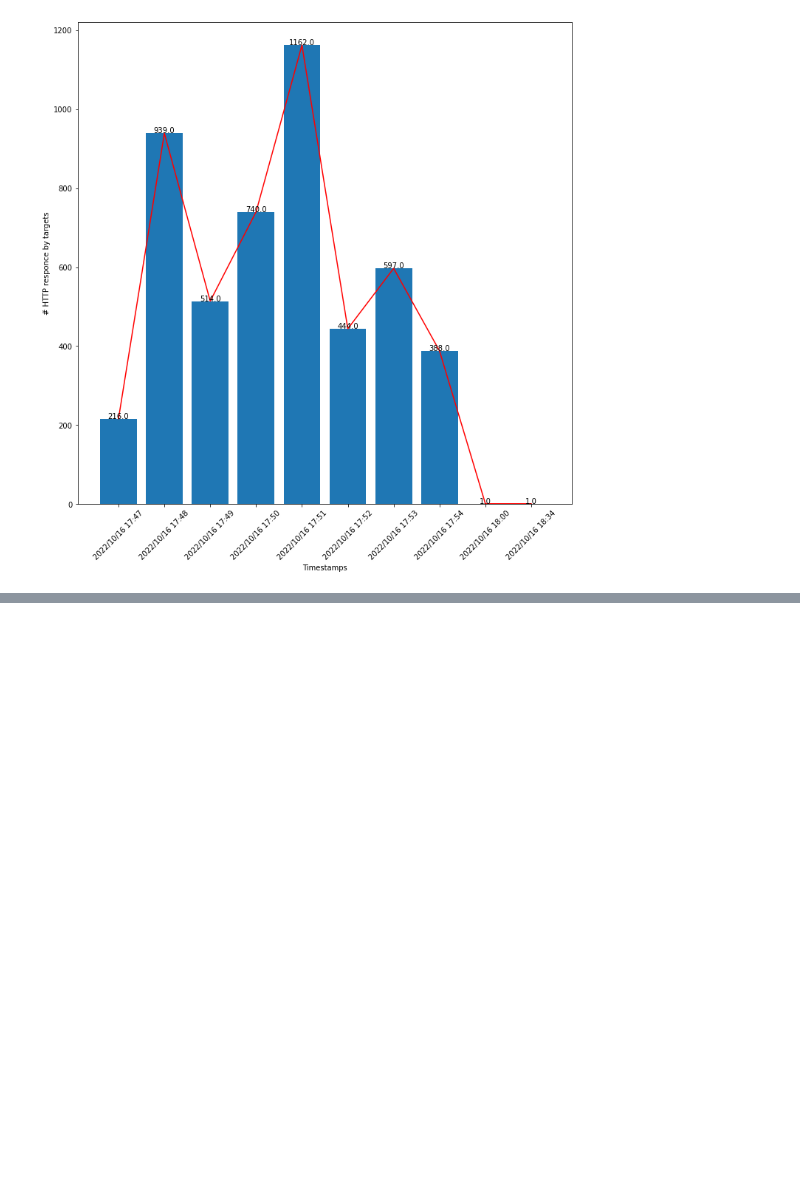
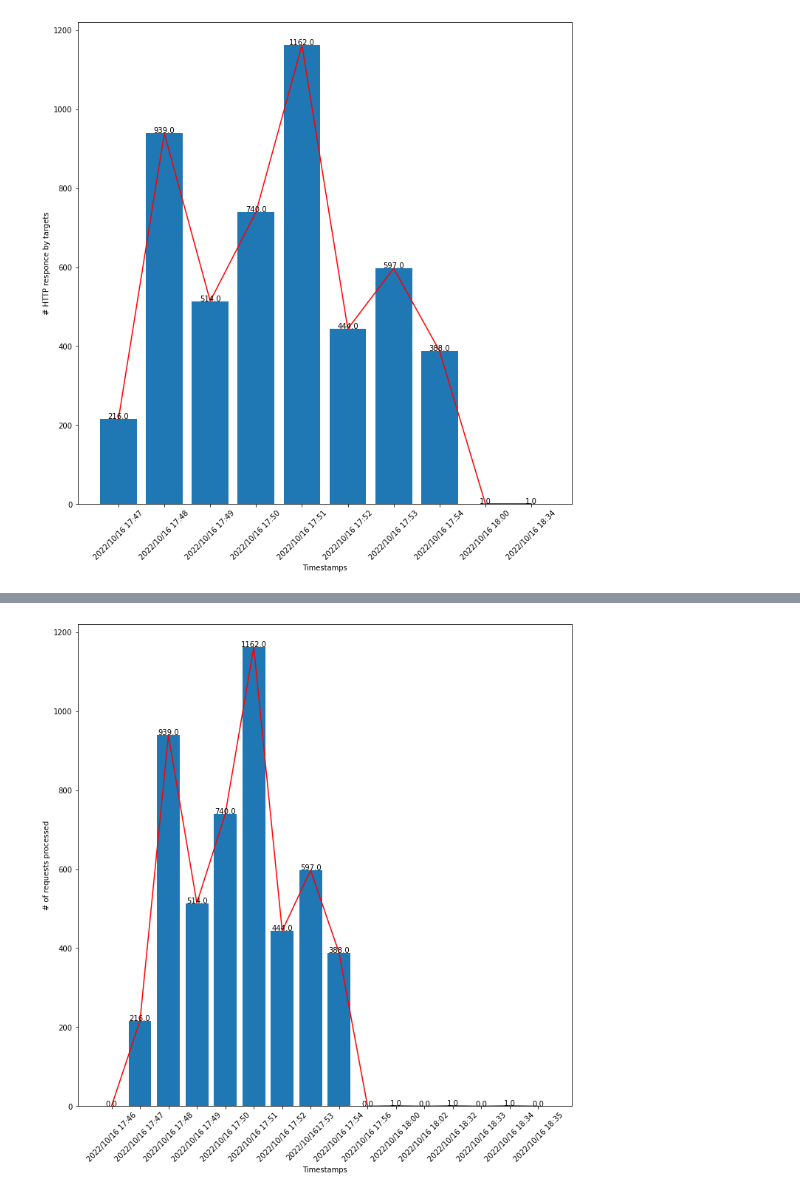
Before and after one commit to elheche/LOG8415, a Jupyter notebook: Assignment_1/src/analysis/loadbalancer_analysis.ipynb, the cells around one changed output, grey strips where cells are left out. Cells and saved outputs as stored; diff of their text form; code cells hidden in the pictures; blank space fills up the shorter version.

```diff
--- a/Assignment_1/src/analysis/loadbalancer_analysis.ipynb
+++ b/Assignment_1/src/analysis/loadbalancer_analysis.ipynb
@@ -86,0 +109,18 @@ pyplot.show()
+# %%
+active_connection_timestamps = list(reversed([ '2022/10/16 18:35', '2022/10/16 18:34', '2022/10/16 18:33', '2022/10/16 18:32', '2022/10/16 18:02', '2022/10/16 18:00', '2022/10/16 17:56', '2022/10/16 17:54', '2022/10/1617:53', '2022/10/16 17:52', '2022/10/16 17:51', '2022/10/16 17:50', '2022/10/16 17:49', '2022/10/16 17:48', '2022/10/16 17:47', '2022/10/16 17:46']))
+active_connection_values = list(reversed([0.0, 1.0, 0.0, 1.0, 0.0, 1.0, 0.0, 388.0, 597.0, 444.0, 1162.0, 740.0, 514.0, 939.0, 216.0, 0.0]))
+x_axis = np.arange(16)
+# %%
+fig = pyplot.figure(figsize=(12,12))
+#fig.suptitle("Active connection count")
+ax = fig.add_subplot(111)
+ax.bar(active_connection_timestamps, active_connection_values)
+ax.set_xticklabels(active_connection_timestamps,rotation = 45)
+addlabels(active_connection_timestamps, active_connection_values)
+pyplot.xlabel("Timestamps")
+pyplot.ylabel("# of requests processed")
+pyplot.plot(x_axis,active_connection_values, color="r")
+pyplot.savefig("document/Request_count.pdf", dpi=400)
+pyplot.show()
+# %% [output]
+[figure, added]
```
Also changed, not shown: parts of 11 cells of this notebook, 1 other file.
